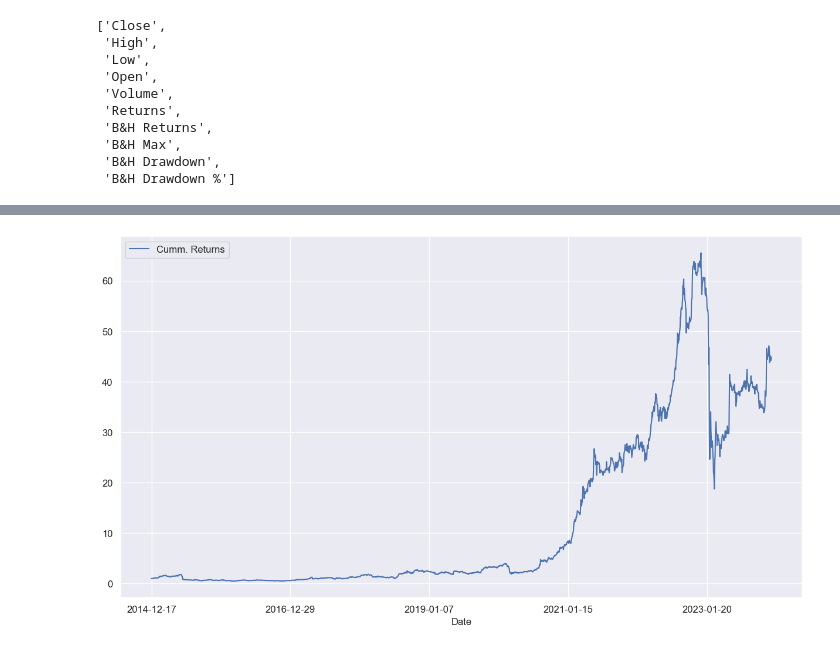
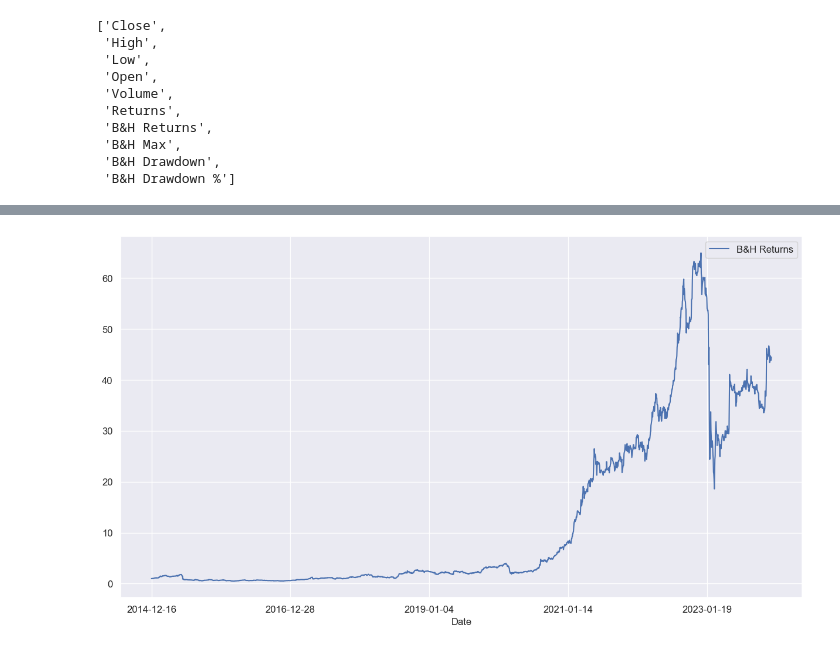
Before and after one commit to DivyanshGupta2006/Project-GreyMountain, a Jupyter notebook: notebooks/data_exploration.ipynb, the cells around one changed output, grey strips where cells are left out. Cells and saved outputs as stored; diff of their text form; code cells hidden in the pictures.

```diff
--- a/notebooks/data_exploration.ipynb
+++ b/notebooks/data_exploration.ipynb
@@ -58,6 +58,3 @@ cols
  'B&H Max',
  'B&H Drawdown',
  'B&H Drawdown %']
-# %%
-data['Returns'] = np.log(data.Close.div(data.Close.shift(1)))
-data
@@ -79,3 +60,0 @@ data
-# %%
-data.dropna(inplace = True)
-data
@@ -97,3 +60,0 @@ data
-# %%
-data['Cumm. Returns'] = data['Returns'].cumsum().apply(np.exp)
-data
@@ -121,6 +67,6 @@ def plot_df(df, kind=None):
     plt.legend(fontsize = 12) # shows legends
     plt.show() # makes the plot visible
 # %%
-plot_df(data['Cumm. Returns'])
+plot_df(data['B&H Returns'])
 # %% [output]
-[figure, old version]
+[figure, new version]
```
Also changed, not shown: parts of 14 cells of this notebook, 5 other files.
